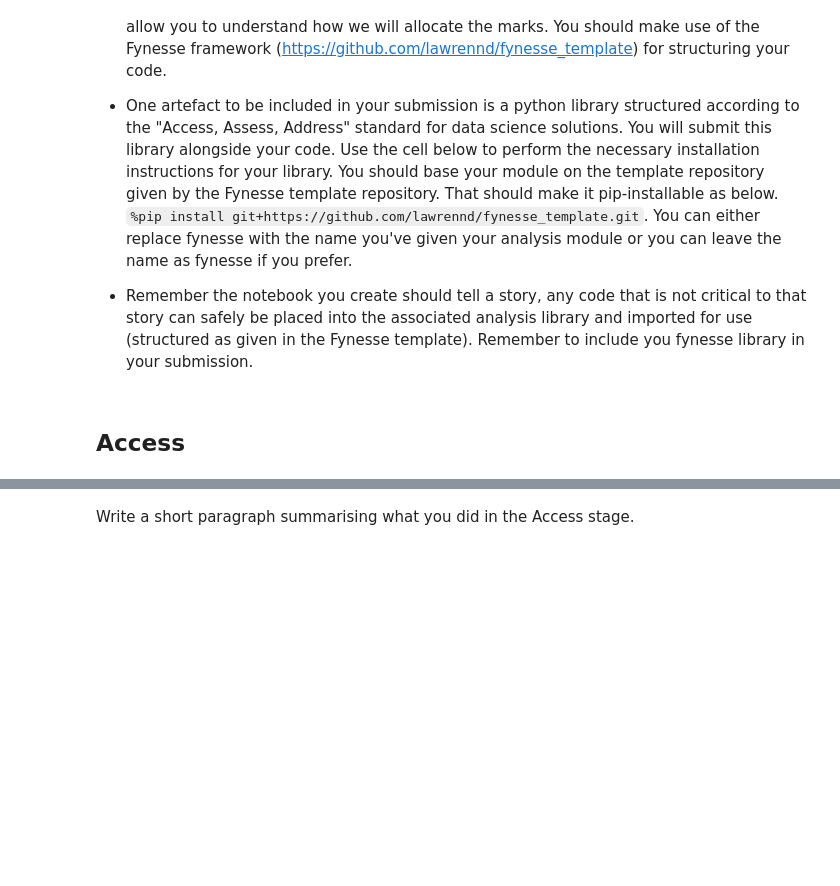
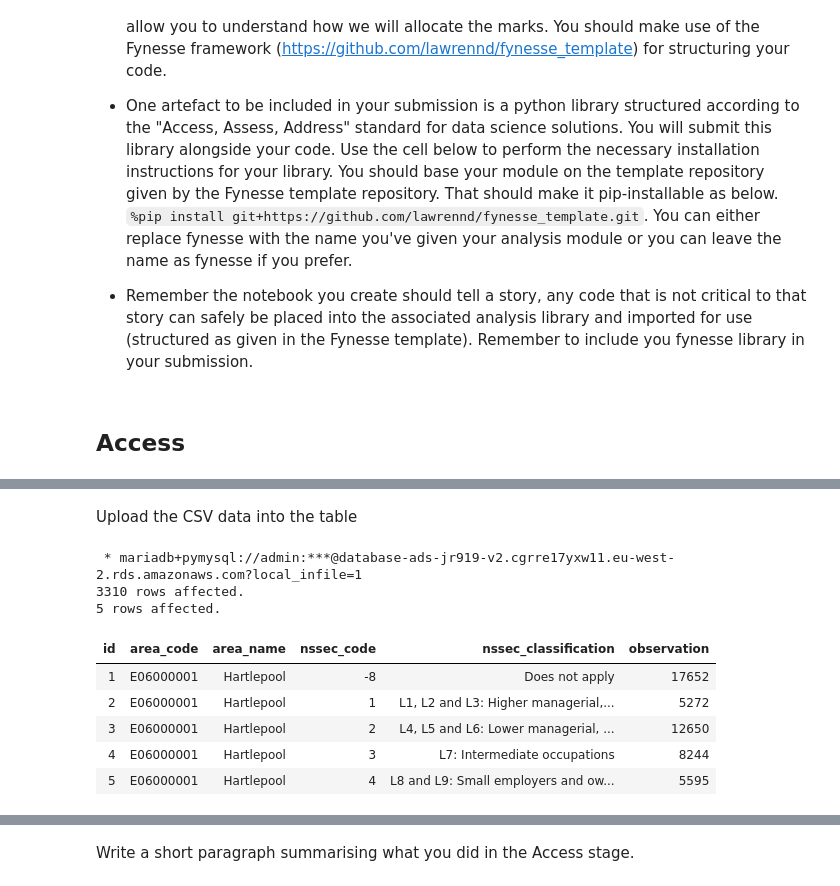
Before and after one commit to jr919cam/jr919_ads_2024, a Jupyter notebook: _notebooks/ads_course_assessment.ipynb, the cells around one changed output, grey strips where cells are left out. Cells and saved outputs as stored; diff of their text form; code cells hidden in the pictures; blank space fills up the shorter version.

```diff
--- a/_notebooks/ads_course_assessment.ipynb
+++ b/_notebooks/ads_course_assessment.ipynb
@@ -108,0 +196,23 @@ import fynesse
+# %% [markdown]
+Upload the CSV data into the table
+# %%
+%%sql
+LOAD DATA LOCAL INFILE '/content/TS062-2021-5.csv'
+INTO TABLE ns_sec_data
+FIELDS TERMINATED BY ','
+ENCLOSED BY '"'
+LINES TERMINATED BY '\n'
+IGNORE 1 ROWS
+(area_code, area_name, nssec_code, nssec_classification, observation);
+
+SELECT * FROM ns_sec_data LIMIT 5
+# %% [output]
+ * mariadb+pymysql://admin:***@database-ads-jr919-v2.cgrre17yxw11.eu-west-2.rds.amazonaws.com?local_infile=1
+3310 rows affected.
+5 rows affected.
+| id | area_code | area_name | nssec_code | nssec_classification | observation |
+| 1 | E06000001 | Hartlepool | -8 | Does not apply | 17652 |
+| 2 | E06000001 | Hartlepool | 1 | L1, L2 and L3: Higher managerial,... | 5272 |
+| 3 | E06000001 | Hartlepool | 2 | L4, L5 and L6: Lower managerial, ... | 12650 |
+| 4 | E06000001 | Hartlepool | 3 | L7: Intermediate occupations | 8244 |
+| 5 | E06000001 | Hartlepool | 4 | L8 and L9: Small employers and ow... | 5595 |
```
Also changed, not shown: parts of 17 cells of this notebook.
